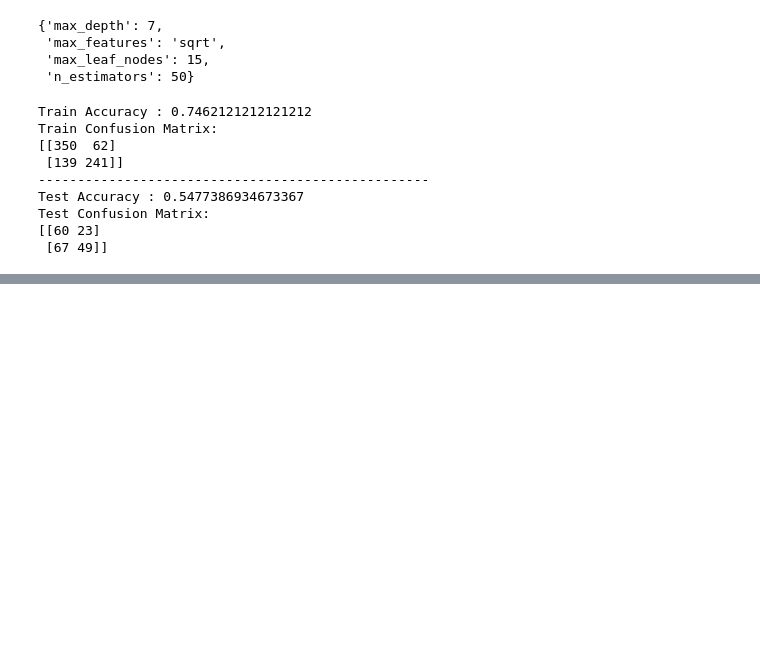
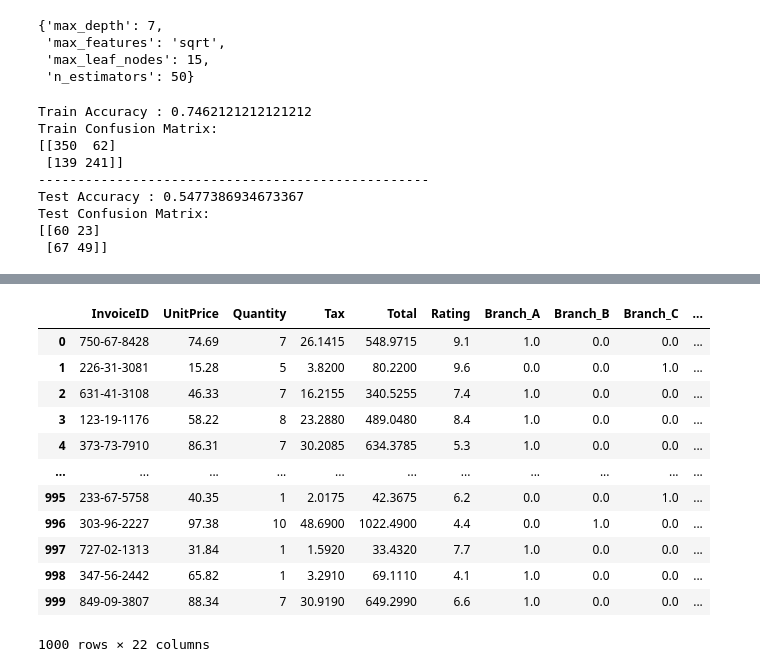
Before and after one commit to AnkanKar-Zargon/DMML, a Jupyter notebook: Assignment 1/Supermarket.ipynb, the cells around one changed output, grey strips where cells are left out. Cells and saved outputs as stored; diff of their text form; code cells hidden in the pictures; blank space fills up the shorter version.

Commit message:
added second question solution as SuperMarket.ipynb

```diff
--- a/Assignment 1/Supermarket.ipynb
+++ b/Assignment 1/Supermarket.ipynb
@@ -559,0 +611,2 @@ Test Confusion Matrix:
+# %%
+df2 = pd.read_csv('supermarket-sales-data.csv') ## in rating I will use df2 in place of df1
@@ -559,0 +646,9 @@ Test Confusion Matrix:
+# %%
+## OneHotEncoding is now done on gender as well as it is not the target vairable now
+enc = OneHotEncoder(sparse_output=False)
+encoded_data = enc.fit_transform(df2[['Branch', 'Gender', 'CustomerType', 'ProductType', 'PaymentType']])
+encoded_df = pd.DataFrame(
+    encoded_data,columns= enc.get_feature_names_out(['Branch', 'Gender', 'CustomerType', 'ProductType', 'PaymentType'])
+)
+
+encoded_df
@@ -559,0 +669,20 @@ Test Confusion Matrix:
+# %%
+for cols in encoded_df:
+    df2[cols] = encoded_df[cols]
+# %%
+df2.drop(['Branch', 'Gender', 'CustomerType', 'ProductType', 'PaymentType'], axis = 1, inplace=True)
+df2
+# %% [output]
+|  | InvoiceID | UnitPrice | Quantity | Tax | Total | Rating | Branch_A | Branch_B | Branch_C | ... |
+| 0 | 750-67-8428 | 74.69 | 7 | 26.1415 | 548.9715 | 9.1 | 1.0 | 0.0 | 0.0 | ... |
+| 1 | 226-31-3081 | 15.28 | 5 | 3.8200 | 80.2200 | 9.6 | 0.0 | 0.0 | 1.0 | ... |
+| 2 | 631-41-3108 | 46.33 | 7 | 16.2155 | 340.5255 | 7.4 | 1.0 | 0.0 | 0.0 | ... |
+| 3 | 123-19-1176 | 58.22 | 8 | 23.2880 | 489.0480 | 8.4 | 1.0 | 0.0 | 0.0 | ... |
+| 4 | 373-73-7910 | 86.31 | 7 | 30.2085 | 634.3785 | 5.3 | 1.0 | 0.0 | 0.0 | ... |
+| ... | ... | ... | ... | ... | ... | ... | ... | ... | ... | ... |
+| 995 | 233-67-5758 | 40.35 | 1 | 2.0175 | 42.3675 | 6.2 | 0.0 | 0.0 | 1.0 | ... |
+| 996 | 303-96-2227 | 97.38 | 10 | 48.6900 | 1022.4900 | 4.4 | 0.0 | 1.0 | 0.0 | ... |
+| 997 | 727-02-1313 | 31.84 | 1 | 1.5920 | 33.4320 | 7.7 | 1.0 | 0.0 | 0.0 | ... |
+| 998 | 347-56-2442 | 65.82 | 1 | 3.2910 | 69.1110 | 4.1 | 1.0 | 0.0 | 0.0 | ... |
+| 999 | 849-09-3807 | 88.34 | 7 | 30.9190 | 649.2990 | 6.6 | 1.0 | 0.0 | 0.0 | ... |
+1000 rows × 22 columns
```
Also changed, not shown: parts of 69 cells of this notebook, 1 other file.
